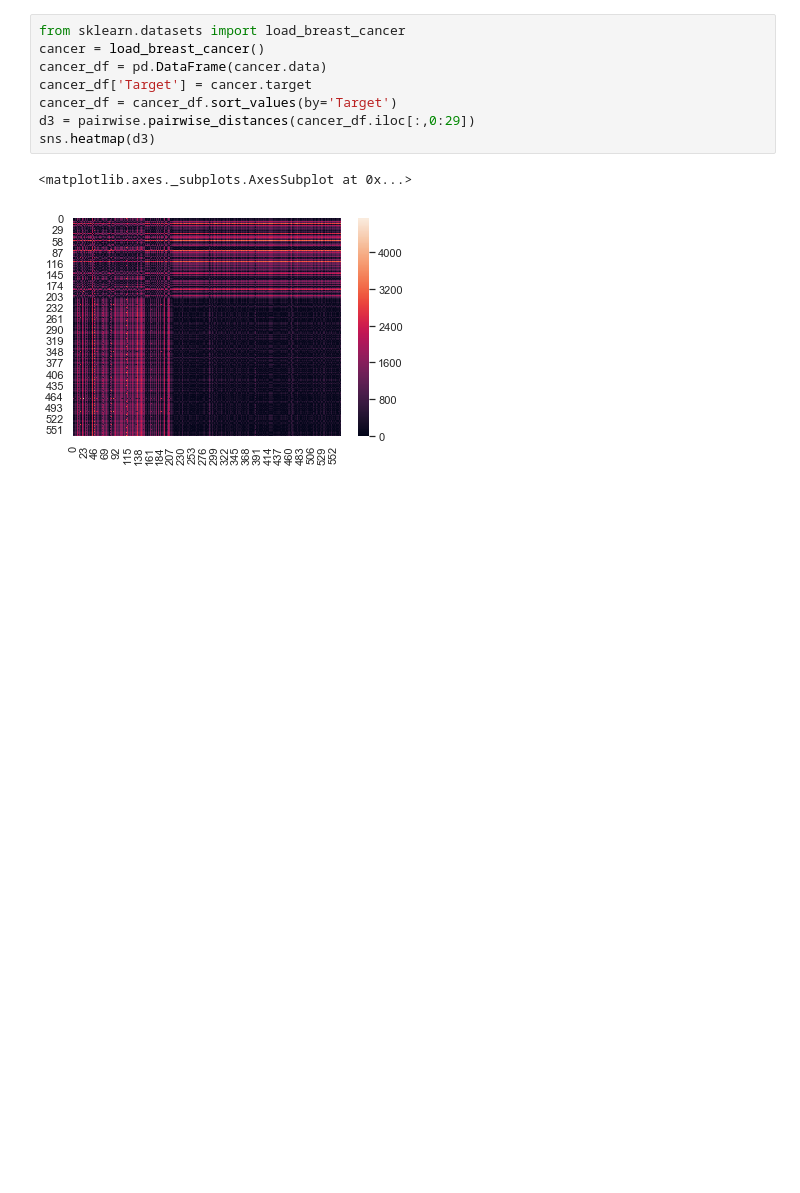
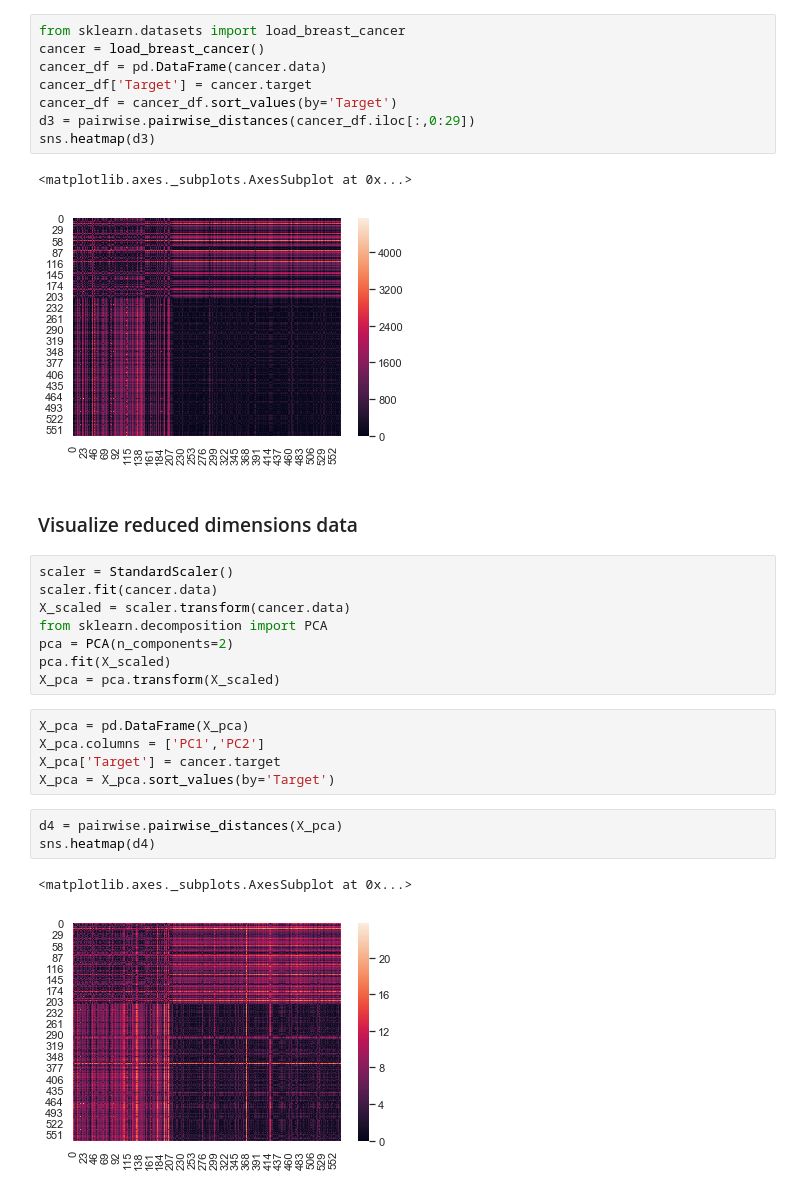
Before and after one commit to ncdingari/DS504, a Jupyter notebook: Big-Data-Clustering/Cluster Validation.ipynb, the cells around one changed output. Drawn from its saved outputs; the diff is of its cells as text; blank space fills up the shorter version.

```diff
--- a/Big-Data-Clustering/Cluster Validation.ipynb
+++ b/Big-Data-Clustering/Cluster Validation.ipynb
@@ -126,3 +126,24 @@ sns.heatmap(d3)
 # %% [output]
 <matplotlib.axes._subplots.AxesSubplot at 0x...>
 [figure]
+# %% [markdown]
+### Visualize reduced dimensions data
+# %%
+scaler = StandardScaler()
+scaler.fit(cancer.data)
+X_scaled = scaler.transform(cancer.data)
+from sklearn.decomposition import PCA
+pca = PCA(n_components=2)
+pca.fit(X_scaled)
+X_pca = pca.transform(X_scaled)
+# %%
+X_pca = pd.DataFrame(X_pca)
+X_pca.columns = ['PC1','PC2']
+X_pca['Target'] = cancer.target
+X_pca = X_pca.sort_values(by='Target')
+# %%
+d4 = pairwise.pairwise_distances(X_pca)
+sns.heatmap(d4)
+# %% [output]
+<matplotlib.axes._subplots.AxesSubplot at 0x...>
+[figure, added]
```
Also changed, not shown: parts of 1 cell of this notebook.
